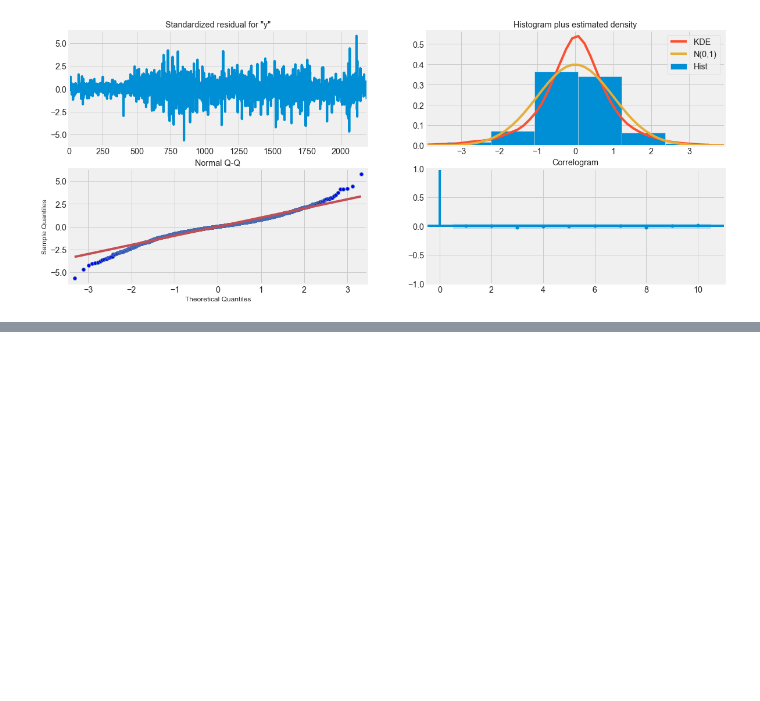
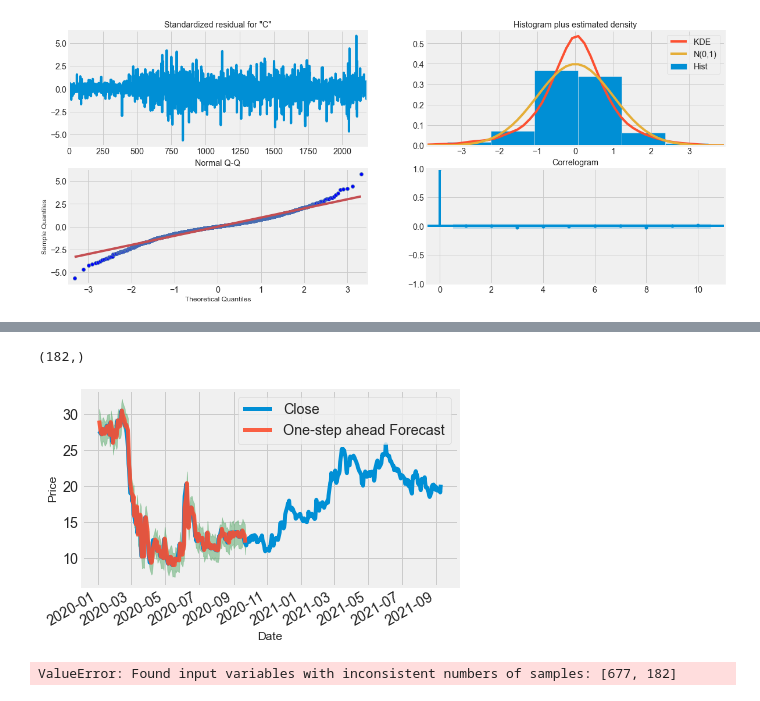
Before and after one commit to miazfryer/airlines_stocks, a Jupyter notebook: 03_SARIMA.ipynb, the cells around one changed output, grey strips where cells are left out. Cells and saved outputs as stored; diff of their text form; code cells hidden in the pictures; blank space fills up the shorter version.

```diff
--- a/03_SARIMA.ipynb
+++ b/03_SARIMA.ipynb
@@ -57,6 +58,7 @@ scaled_data = scaler.fit_transform(dataset)
 # %%
-training_data_len = int(np.ceil( len(dataset) * .9 ))
-train_data = scaled_data[0:int(training_data_len), :]
+training_data_len = int(np.ceil(len(data) * .9 ))
+train_data = data[0:int(training_data_len)]
+test_data =data[int(training_data_len):]
 # %%
 train_data.shape
 # %% [output]
@@ -140,6 +180,6 @@ Name: 48, dtype: object
 # %%
-mod = SARIMAX(train_data, order=(1, 1, 0),seasonal_order=(0, 0, 0, 12),enforce_stationarity=False,enforce_invertibility=False)
+mod = SARIMAX(train_data, order=(0, 1, 1),seasonal_order=(0, 0, 1, 12),enforce_stationarity=False,enforce_invertibility=False)
 
 results = mod.fit()
-print(results.summary().tables[1])
+print(results.summary())
 # %% [output]
@@ -156,0 +212,3 @@ plt.show()
+# %%
+pred = results.get_prediction(start=pd.to_datetime('2020-01-03'), dynamic=False)
+pred_conf = pred.conf_int()
@@ -156,0 +232,36 @@ plt.show()
+# %%
+pred.predicted_mean.shape
+# %% [output]
+(182,)
+# %%
+# Plot real vs predicted values along with confidence interval
+
+# Plot observed values
+ax = data['2020-01-03':].plot(label='observed')
+
+# Plot predicted values
+pred.predicted_mean.plot(ax=ax, label='One-step ahead Forecast', alpha=0.9)
+
+# Plot the range for confidence intervals
+ax.fill_between(pred_conf.index,
+                pred_conf.iloc[:, 0],
+                pred_conf.iloc[:, 1], color='g', alpha=0.5)
+
+# Set axes labels
+ax.set_xlabel('Date')
+ax.set_ylabel('Price')
+plt.legend()
+
+plt.show()
+# %% [output]
+[figure, added]
+# %%
+# Get the real and predicted values
+forecasted = pred.predicted_mean
+truth = data['2019-01-03':]
+
+# Compute the mean square error
+rmse = sqrt(mean_squared_error(truth,forecasted))
+print('The Mean Squared Error of our forecasts is {}'.format(round(mse, 2)))
+# %% [output]
+ValueError: Found input variables with inconsistent numbers of samples: [677, 182]
```
Also changed, not shown: parts of 36 cells of this notebook, 8 other files.
